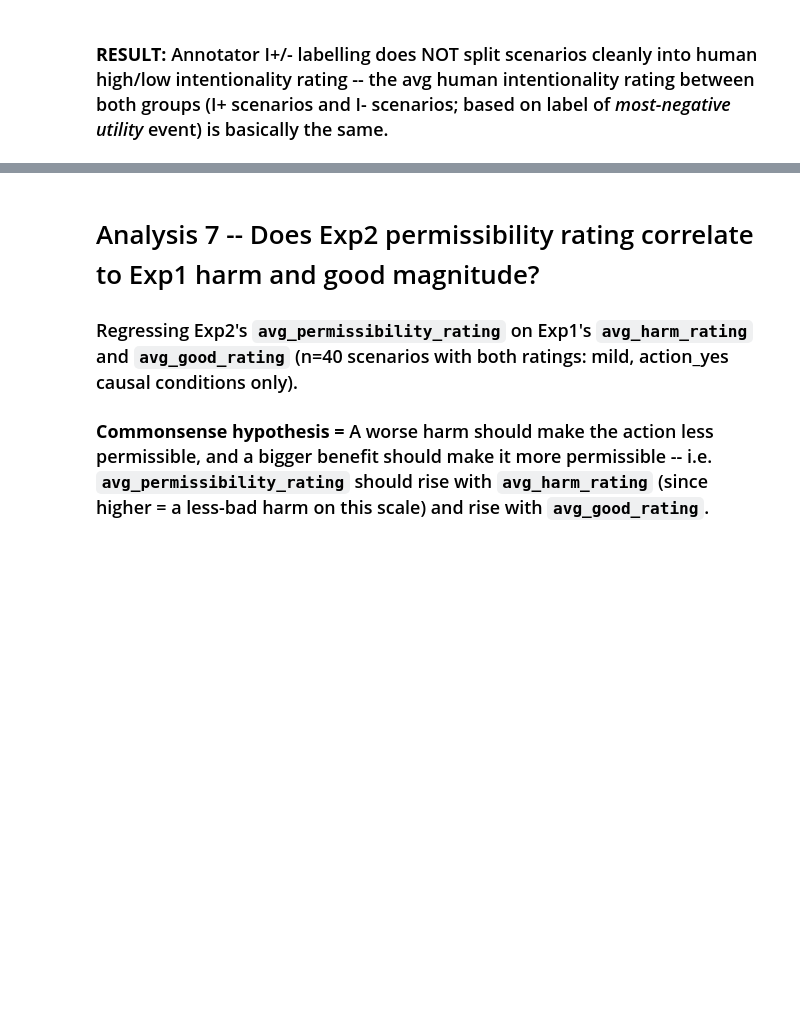
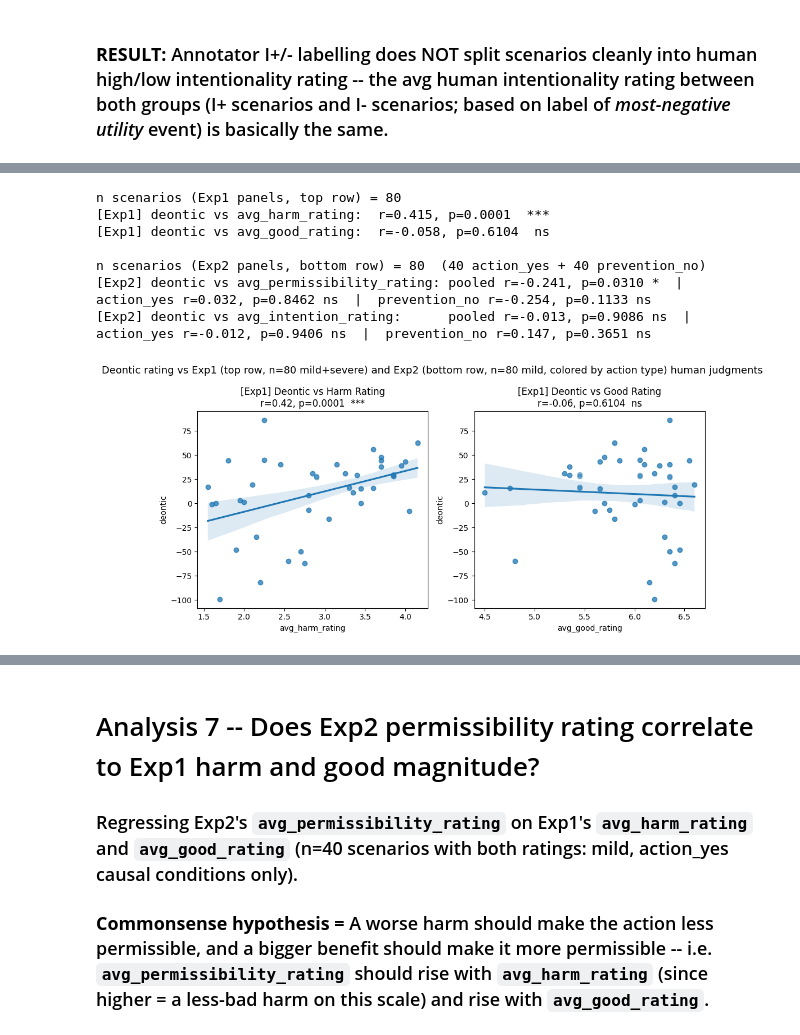
Before and after one commit to AIObjectives/graph_extract, a Jupyter notebook: analysis/franken/analyze_franken_o1o2_revised.ipynb, the cells around one changed output, grey strips where cells are left out. Drawn from its saved outputs; the diff is of its cells as text; code cells hidden in the pictures; blank space fills up the shorter version.

Commit message:
added deontology ratings to df, added a new deontology analysis, new annotator run still going

```diff
--- a/analysis/franken/analyze_franken_o1o2_revised.ipynb
+++ b/analysis/franken/analyze_franken_o1o2_revised.ipynb
@@ -773,0 +783,60 @@ Good magnitude: avg_good_rating vs most-positive model utility: r=0.285, p=0.010
+# %%
+exp1matched_df = pd.read_csv("all_FRANKEN_exp1matched_df.csv").dropna(subset=["avg_harm_rating", "avg_good_rating"]).copy()
+
+# For the Exp2 (permissibility/intention) panels, use mild_FRANKEN_compact_df.csv instead of the
+# exp1+exp2-matched file -- it has all 80 mild scenarios with Exp2 ratings (both action_yes and
+# prevention_no causal conditions), not just the 40 that also happen to have Exp1 ratings.
+# CAVEAT: deontic is almost bimodal by action type (action_yes rows average +25.8, prevention_no
+# rows average -27.4, barely overlapping) while avg_permissibility_rating/avg_intention_rating do
+# NOT split that way -- pooling both action types into one correlation is misleading (a pooled
+# permissibility r can come out "significant" purely from the between-group gap even when neither
+# action_yes nor prevention_no shows a real within-group relationship). So we color by action_type
+# and report both the pooled r and the two within-group r's, rather than trusting the pooled number alone.
+exp2_full_df = pd.read_csv("mild_FRANKEN_compact_df.csv").copy()
+exp2_full_df["action_type"] = exp2_full_df["causal_condition"].apply(lambda c: "action_yes" if "action_yes" in c else "prevention_no")
+
+r_deontic_harm, p_deontic_harm = pearsonr(exp1matched_df["deontic"], exp1matched_df["avg_harm_rating"])
+r_deontic_good, p_deontic_good = pearsonr(exp1matched_df["deontic"], exp1matched_df["avg_good_rating"])
+
+def pooled_and_grouped_r(df, y_col):
+    r_all, p_all = pearsonr(df["deontic"], df[y_col])
+    r_ay, p_ay = pearsonr(df.loc[df["action_type"] == "action_yes", "deontic"], df.loc[df["action_type"] == "action_yes", y_col])
+    r_pn, p_pn = pearsonr(df.loc[df["action_type"] == "prevention_no", "deontic"], df.loc[df["action_type"] == "prevention_no", y_col])
+    return (r_all, p_all), (r_ay, p_ay), (r_pn, p_pn)
+
+(r_perm_all, p_perm_all), (r_perm_ay, p_perm_ay), (r_perm_pn, p_perm_pn) = pooled_and_grouped_r(exp2_full_df, "avg_permissibility_rating")
+(r_int_all, p_int_all), (r_int_ay, p_int_ay), (r_int_pn, p_int_pn) = pooled_and_grouped_r(exp2_full_df, "avg_intention_rating")
+
+print(f"n scenarios (Exp1 panels, top row) = {len(exp1matched_df)}")
+print(f"[Exp1] deontic vs avg_harm_rating:  r={r_deontic_harm:.3f}, p={p_deontic_harm:.4f}  {sig_stars(p_deontic_harm)}")
+print(f"[Exp1] deontic vs avg_good_rating:  r={r_deontic_good:.3f}, p={p_deontic_good:.4f}  {sig_stars(p_deontic_good)}")
+
+print(f"\nn scenarios (Exp2 panels, bottom row) = {len(exp2_full_df)}  (40 action_yes + 40 prevention_no)")
+print(f"[Exp2] deontic vs avg_permissibility_rating: pooled r={r_perm_all:.3f}, p={p_perm_all:.4f} {sig_stars(p_perm_all)}"
+      f"  |  action_yes r={r_perm_ay:.3f}, p={p_perm_ay:.4f} {sig_stars(p_perm_ay)}"
+      f"  |  prevention_no r={r_perm_pn:.3f}, p={p_perm_pn:.4f} {sig_stars(p_perm_pn)}")
+print(f"[Exp2] deontic vs avg_intention_rating:      pooled r={r_int_all:.3f}, p={p_int_all:.4f} {sig_stars(p_int_all)}"
+      f"  |  action_yes r={r_int_ay:.3f}, p={p_int_ay:.4f} {sig_stars(p_int_ay)}"
+      f"  |  prevention_no r={r_int_pn:.3f}, p={p_int_pn:.4f} {sig_stars(p_int_pn)}")
+
+fig, axs = plt.subplots(1, 2, figsize=(10, 5))
+action_palette = {"action_yes": "darkorange", "prevention_no": "steelblue"}
+
+sns.regplot(data=exp1matched_df, x="avg_harm_rating", y="deontic", ax=axs[0], scatter_kws={"alpha": 0.5})
+axs[0].set_title(f"[Exp1] Deontic vs Harm Rating\nr={r_deontic_harm:.2f}, p={p_deontic_harm:.4f}  {sig_stars(p_deontic_harm)}")
+
+sns.regplot(data=exp1matched_df, x="avg_good_rating", y="deontic", ax=axs[1], scatter_kws={"alpha": 0.5})
+axs[1].set_title(f"[Exp1] Deontic vs Good Rating\nr={r_deontic_good:.2f}, p={p_deontic_good:.4f}  {sig_stars(p_deontic_good)}")
+
+plt.suptitle("Deontic rating vs Exp1 (top row, n=80 mild+severe) and Exp2 (bottom row, n=80 mild, colored by action type) human judgments", fontsize=13)
+plt.tight_layout()
+plt.show()
+# %% [output]
+n scenarios (Exp1 panels, top row) = 80
+[Exp1] deontic vs avg_harm_rating:  r=0.415, p=0.0001  ***
+[Exp1] deontic vs avg_good_rating:  r=-0.058, p=0.6104  ns
+
+n scenarios (Exp2 panels, bottom row) = 80  (40 action_yes + 40 prevention_no)
+[Exp2] deontic vs avg_permissibility_rating: pooled r=-0.241, p=0.0310 *  |  action_yes r=0.032, p=0.8462 ns  |  prevention_no r=-0.254, p=0.1133 ns
+[Exp2] deontic vs avg_intention_rating:      pooled r=-0.013, p=0.9086 ns  |  action_yes r=-0.012, p=0.9406 ns  |  prevention_no r=0.147, p=0.3651 ns
+[figure, added]
```
Also changed, not shown: parts of 12 cells of this notebook, 6 other files.
